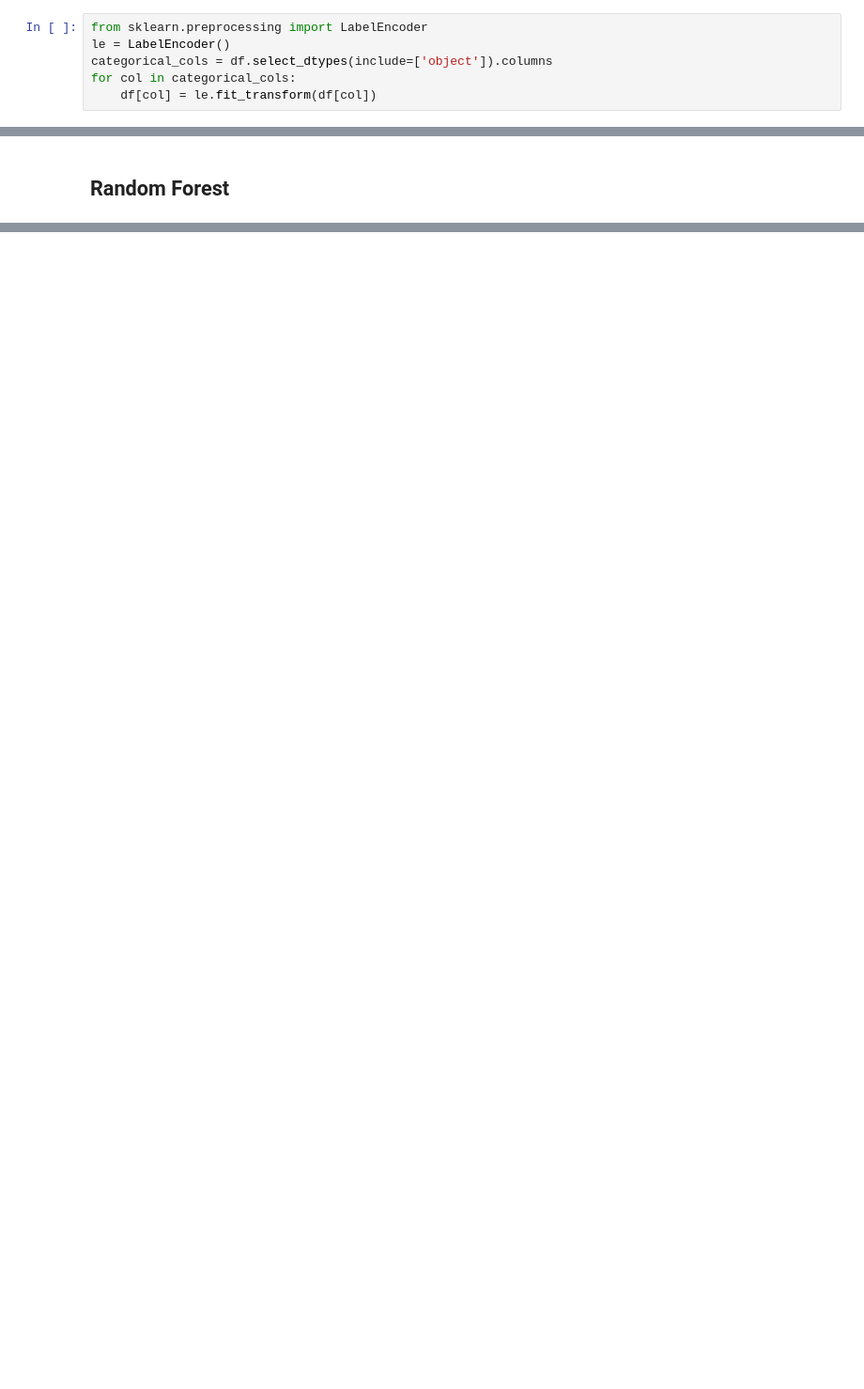
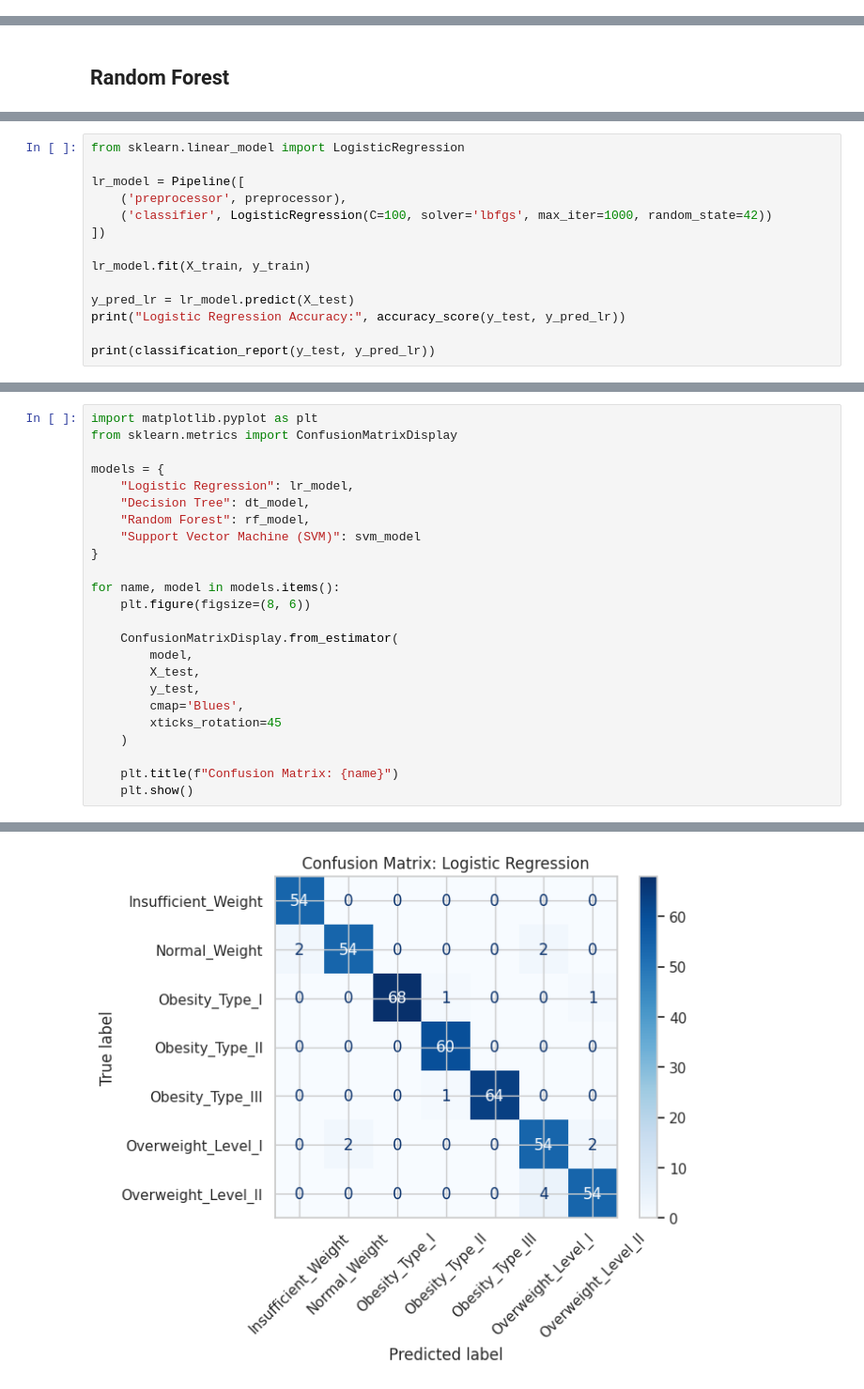
Before and after one commit to Nika-commits/LogisticRegression_DecisionTree_RandomForest_SVM_for_Obesity_Classification, a Jupyter notebook: models.ipynb, the cells around one changed output, grey strips where cells are left out. Shown at 94% size. Drawn from its saved outputs; the diff is of its cells as text; blank space fills up the shorter version.

Commit message:
Final Result with a Prediction Program

```diff
--- a/model.ipynb
+++ b/models.ipynb
@@ -93,9 +89,3 @@ df
 | 2109 | Female | 24.361936 | 1.739450 | 133.346641 | yes | yes | 3.0 | 3.0 | Sometimes | no | ... |
 | 2110 | Female | 23.664709 | 1.738836 | 133.472641 | yes | yes | 3.0 | 3.0 | Sometimes | no | ... |
 2111 rows × 17 columns
-# %%
-from sklearn.preprocessing import LabelEncoder
-le = LabelEncoder()
-categorical_cols = df.select_dtypes(include=['object']).columns
-for col in categorical_cols:
-    df[col] = le.fit_transform(df[col])
@@ -240,0 +202,14 @@ weighted avg       0.87      0.87      0.87       423
+# %%
+from sklearn.linear_model import LogisticRegression
+
+lr_model = Pipeline([
+    ('preprocessor', preprocessor),
+    ('classifier', LogisticRegression(C=100, solver='lbfgs', max_iter=1000, random_state=42))
+])
+
+lr_model.fit(X_train, y_train)
+
+y_pred_lr = lr_model.predict(X_test)
+print("Logistic Regression Accuracy:", accuracy_score(y_test, y_pred_lr))
+
+print(classification_report(y_test, y_pred_lr))
@@ -274,0 +341,25 @@ Final Comparative Analysis Table:
+# %%
+import matplotlib.pyplot as plt
+from sklearn.metrics import ConfusionMatrixDisplay
+
+models = {
+    "Logistic Regression": lr_model,
+    "Decision Tree": dt_model,
+    "Random Forest": rf_model,
+    "Support Vector Machine (SVM)": svm_model
+}
+
+for name, model in models.items():
+    plt.figure(figsize=(8, 6))
+
+    ConfusionMatrixDisplay.from_estimator(
+        model,
+        X_test,
+        y_test,
+        cmap='Blues',
+        xticks_rotation=45
+    )
+
+    plt.title(f"Confusion Matrix: {name}")
+    plt.show()
+# %% [output]
@@ -274,0 +367 @@ Final Comparative Analysis Table:
+[figure, added]
```
Also changed, not shown: parts of 34 cells of this notebook, 1 other file.
